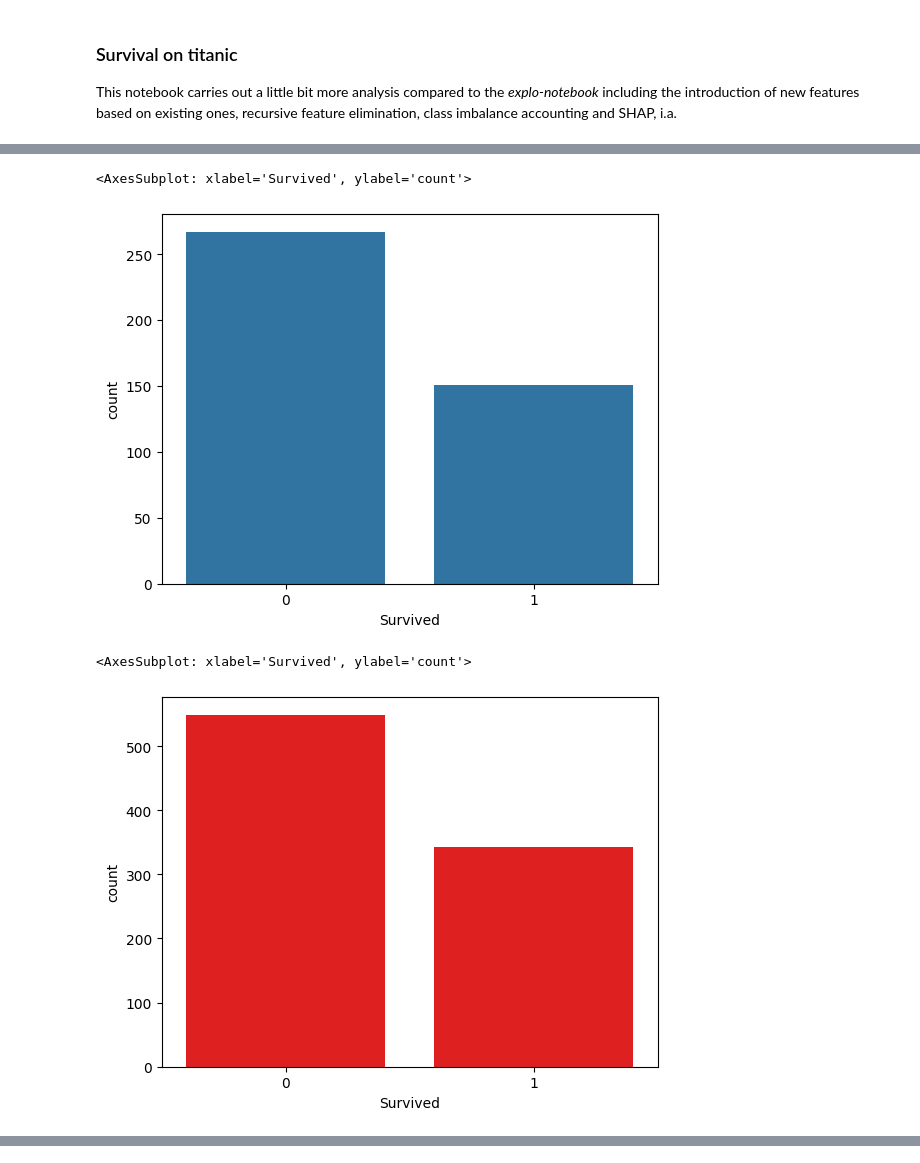
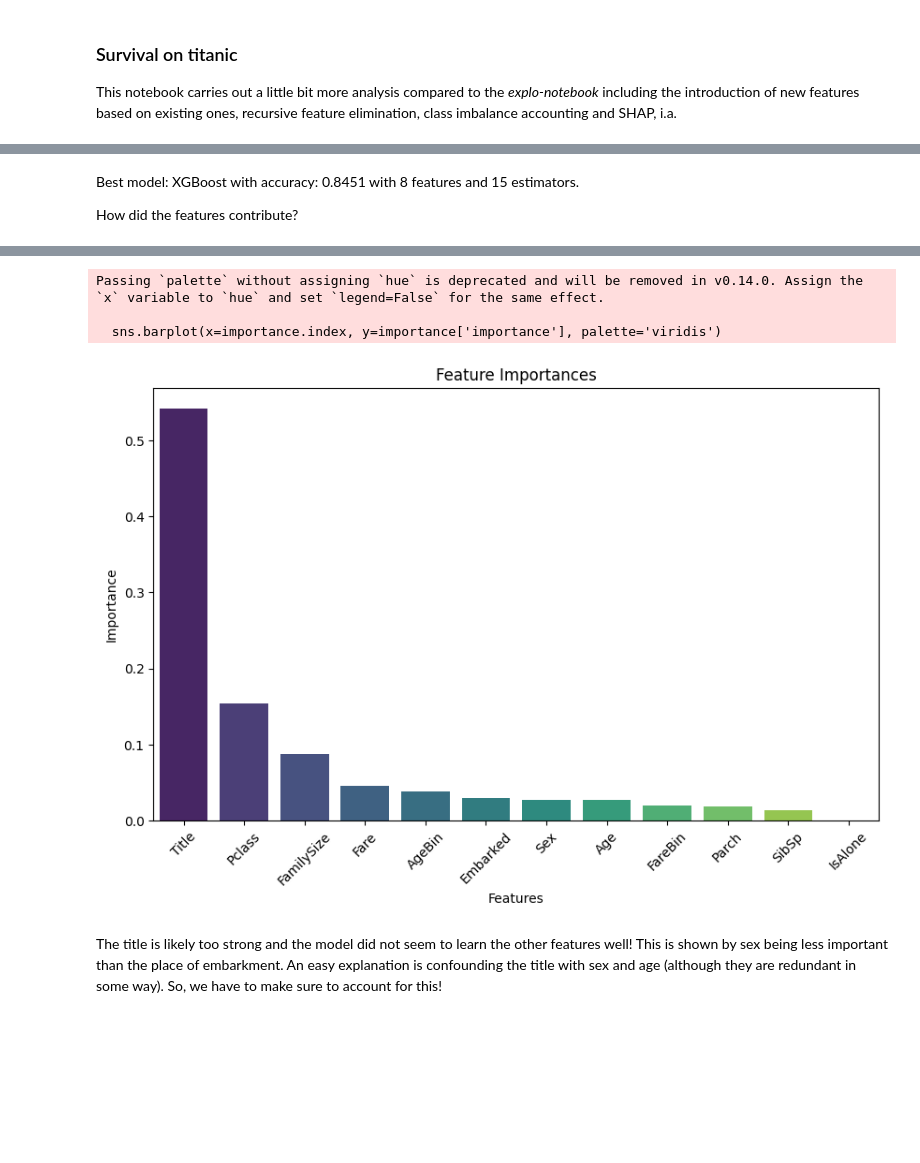
Before and after one commit to ubuti/applied_data_science, a Jupyter notebook: titanic/deep_dive.ipynb, the cells around one changed output, grey strips where cells are left out. Saved outputs shown, nothing was run; the diff lists cells and outputs as text; code cells hidden in the pictures; blank space fills up the shorter version.

Commit message:
feature importance

```diff
--- a/titanic/deep_dive.ipynb
+++ b/titanic/deep_dive.ipynb
@@ -45,11 +45,12 @@ def preprocess_data(df):
     for feature in categorical_features:
         df[feature] = pd.factorize(df[feature])[0]
 
+
     return df
 
 # 2. Feature Selection
 def select_features(X, y, n_features=12):
-    rfe = RFE(estimator=RandomForestClassifier(n_estimators=100, random_state=42), n_features_to_select=n_features)
+    rfe = RFE(estimator=RandomForestClassifier(n_estimators=100, random_state=42), n_features_to_select=n_features, verbose=0)
     rfe = rfe.fit(X, y)
     return X.columns[rfe.support_]
 
@@ -70,7 +71,7 @@ def train_and_evaluate_model(X, y, n_estimators=100):
             ('scaler', StandardScaler()),
             ('model', model)
         ])
-        scores = cross_val_score(pipeline, X, y, cv=5, scoring='accuracy')
+        scores = cross_val_score(pipeline, X, y, cv=5, scoring='accuracy', verbose=0)
         results[name] = scores.mean()
 
     best_model_name = max(results, key=results.get)
@@ -142,15 +125,38 @@ Submission file created successfully.
-# %%
-import seaborn as sns
-
-df = pd.read_csv('titanic_xgboost.csv')
-df_org = pd.read_csv('train.csv')
-#df.value_counts('Survived')
-sns.countplot(x='Survived', data=df)
-# %% [output]
-<AxesSubplot: xlabel='Survived', ylabel='count'>
-[figure, removed]
-# %%
-sns.countplot(x='Survived', data=df_org, color='red')
-# %% [output]
-<AxesSubplot: xlabel='Survived', ylabel='count'>
-[figure, removed]
+# %% [markdown]
+Best model: XGBoost with accuracy: 0.8451 with 8 features and 15 estimators.
+
+How did the features contribute?
+# %%
+import matplotlib.pyplot as plt
+import seaborn as sns
+
+train_data = pd.read_csv('train.csv')
+test_data = pd.read_csv('test.csv')
+
+train_data = preprocess_data(train_data)
+test_data = preprocess_data(test_data)
+
+X = train_data.drop(['Survived', 'PassengerId', 'Name', 'Ticket', 'Cabin'], axis=1)
+y = train_data['Survived']
+
+selected_features = select_features(X, y, n_features=12)
+X = X[selected_features]
+
+best_model = train_and_evaluate_model(X, y, 15)
+
+# Extract the actual model from the pipeline
+model = best_model.named_steps['model']  # Replace 'classifier' with the actual step name
+
+# Calculate feature importances
+importance = pd.DataFrame({'feature': X.columns, 'importance': np.round(model.feature_importances_, 3)})
+importance = importance.sort_values('importance', ascending=False).set_index('feature')
+
+# Plotting with seaborn
+plt.figure(figsize=(10, 6))
+sns.barplot(x=importance.index, y=importance['importance'], palette='viridis')
+plt.title('Feature Importances')
+plt.xlabel('Features')
+plt.ylabel('Importance')
+plt.xticks(rotation=45)
+plt.show()
+# %% [output]
@@ -156,0 +180,6 @@ sns.countplot(x='Survived', data=df_org, color='red')
+Passing `palette` without assigning `hue` is deprecated and will be removed in v0.14.0. Assign the `x` variable to `hue` and set `legend=False` for the same effect.
+
+  sns.barplot(x=importance.index, y=importance['importance'], palette='viridis')
+[figure, added]
+# %% [markdown]
+The title is likely too strong and the model did not seem to learn the other features well! This is shown by sex being less important than the place of embarkment. An easy explanation is confounding the title with sex and age (although they are redundant in some way). So, we have to make sure to account for this!
```
Also changed, not shown: parts of 2 cells of this notebook, 2 other files.
